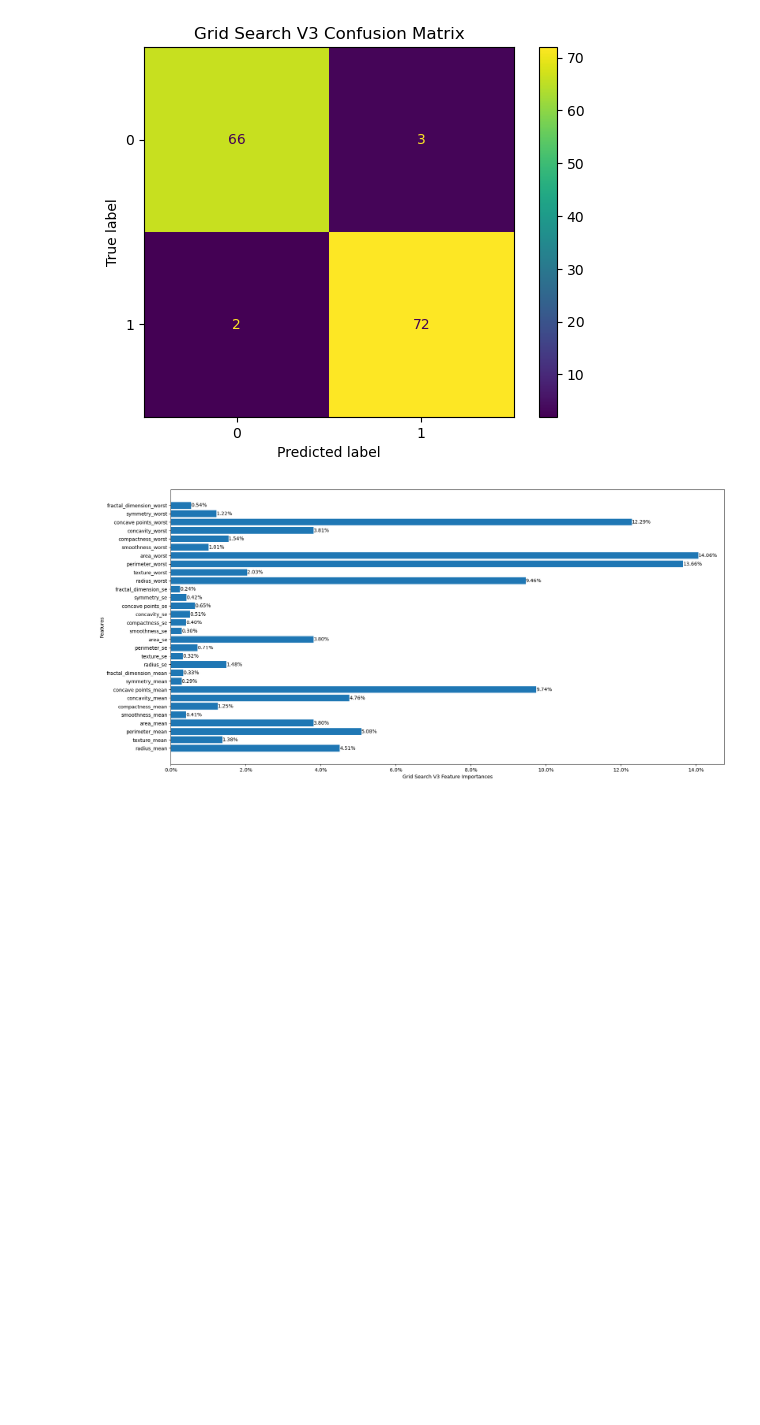
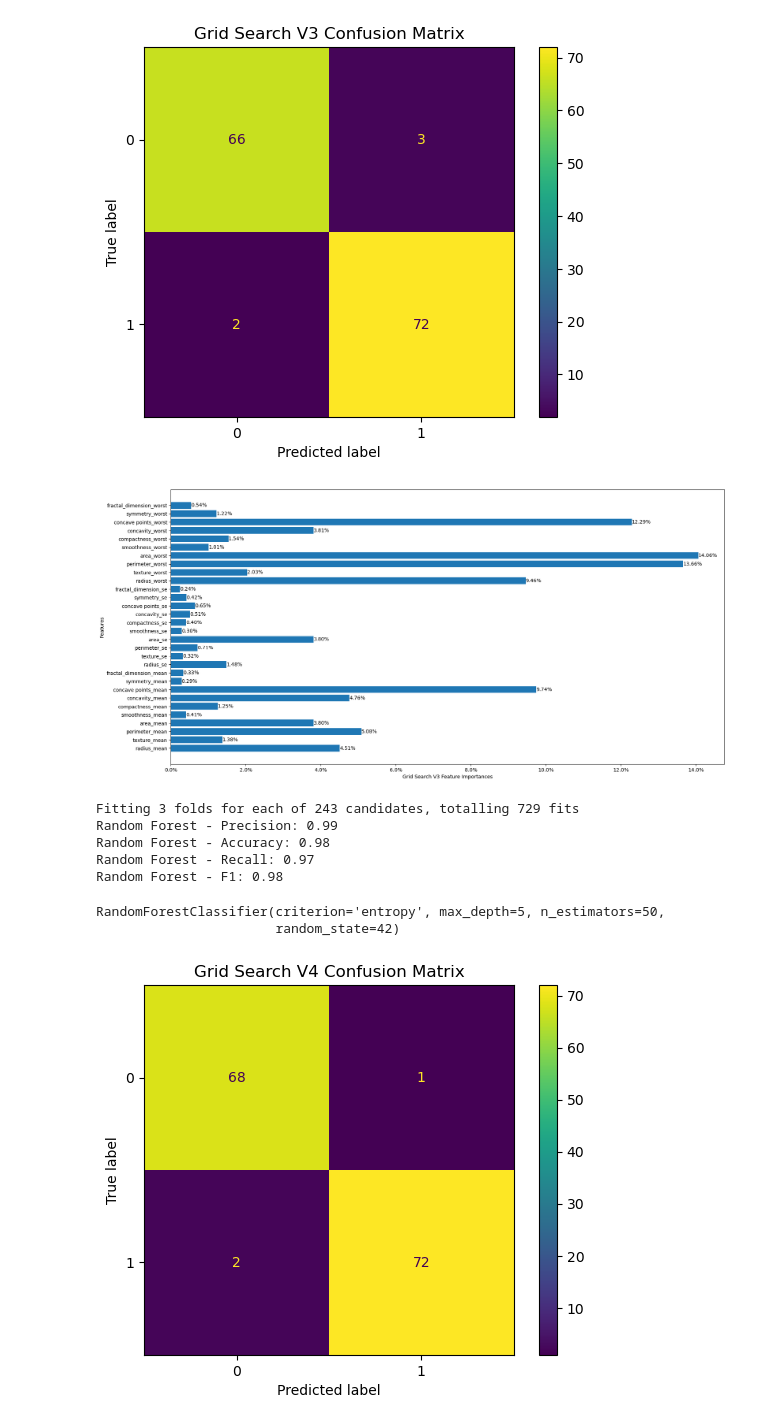
Before and after one commit to m-liv/bc-project, a Jupyter notebook: decision_tree.ipynb, the cells around one changed output. Saved outputs shown, nothing was run; the diff lists cells and outputs as text; code cells hidden in the pictures; blank space fills up the shorter version.

Commit message:
Finished all grid search, added final visualizations

```diff
--- a/decision_tree.ipynb
+++ b/decision_tree.ipynb
@@ -288,3 +288,28 @@ plot_confusion_matrix(v3_ytest, v3pred, "Grid Search V3 Confusion Matrix")
 plot_feature_importances(v3rf, "Grid Search V3 Feature Importances")
 # %% [output]
 [figure]
+# %%
+param_grid4 = {
+    'n_estimators': [50, 75, 100],
+    'criterion': ['gini', 'entropy', 'log_loss'],
+    'max_depth': [5, 7, 10],
+    'min_samples_split': [2, 3, 4],
+    'min_samples_leaf': [1, 2, 3]
+}
+
+v4rf, v4pred, v4prec, v4acc, v4rec, v4f1, v4_ytest = grid_search_random_forest(X, y, param_grid4)
+# %% [output]
+Fitting 3 folds for each of 243 candidates, totalling 729 fits
+Random Forest - Precision: 0.99
+Random Forest - Accuracy: 0.98
+Random Forest - Recall: 0.97
+Random Forest - F1: 0.98
+# %%
+print(v4rf)
+# %% [output]
+RandomForestClassifier(criterion='entropy', max_depth=5, n_estimators=50,
+                       random_state=42)
+# %%
+plot_confusion_matrix(v4_ytest, v4pred, "Grid Search V4 Confusion Matrix")
+# %% [output]
+[figure, added]
```
Also changed, not shown: parts of 7 cells of this notebook.
